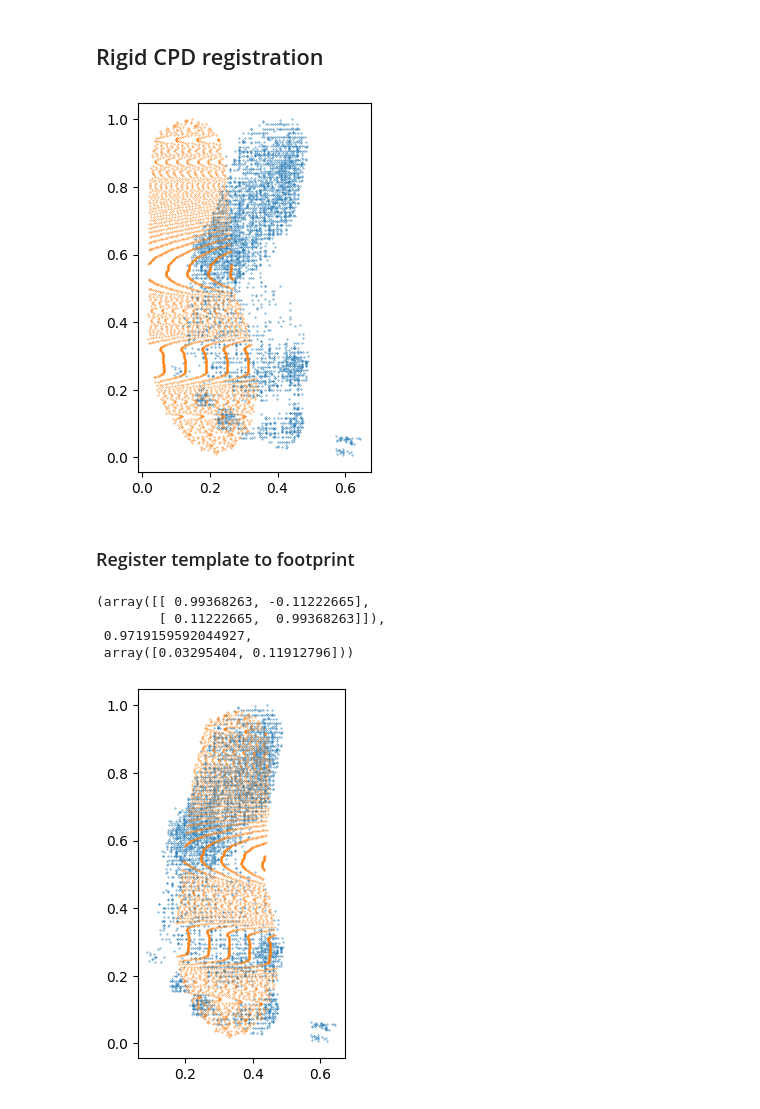
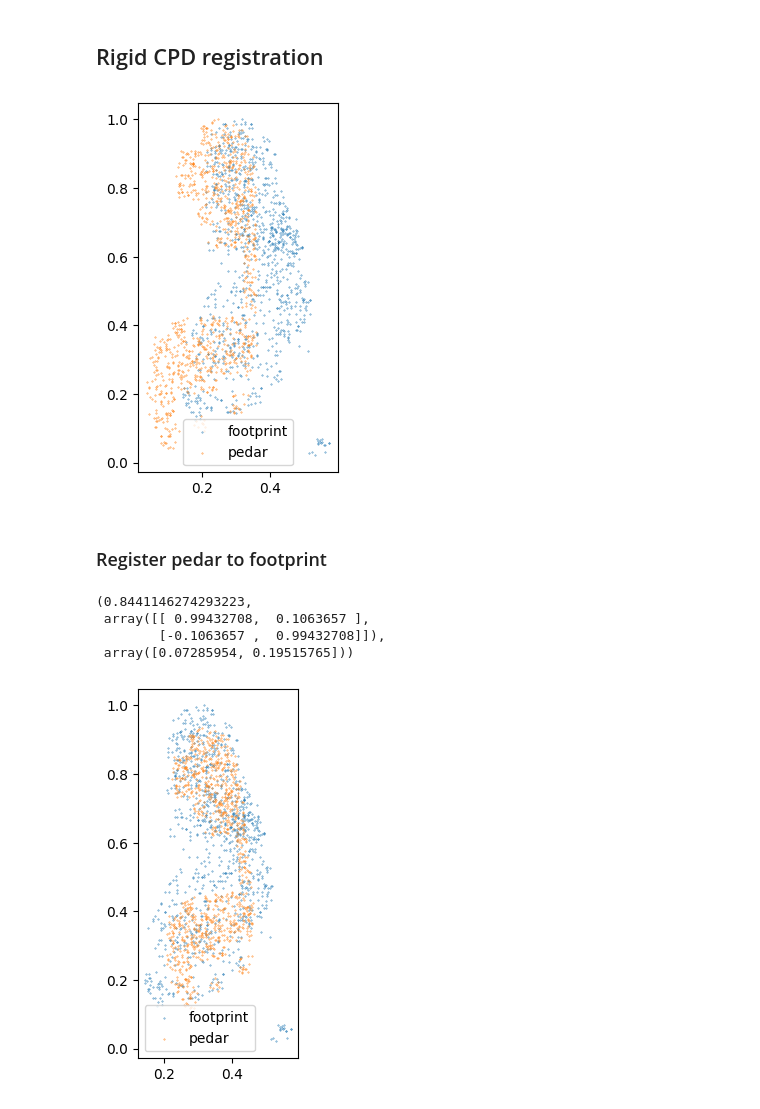
Before and after one commit to liu-qilong/footprint-to-pressure-unified, a Jupyter notebook: notebook/prototype/pedar-footprint-regist.ipynb, the cells around one changed output. Drawn from its saved outputs; the diff is of its cells as text; code cells hidden in the pictures.

```diff
--- a/notebook/prototype/pedar-footprint-regist.ipynb
+++ b/notebook/prototype/pedar-footprint-regist.ipynb
@@ -38,5 +76,0 @@ len(points_template), template_bound, points_template
-# %%
-img_path = '/Users/knpob/Territory/Kolmo/data/footprint-to-pressure/footprint/S1-L.jpg'
-img = plt.imread(img_path)
-plt.imshow(img)
-plt.show()
@@ -44,0 +77,4 @@ plt.show()
+# %%
+img = Image.open(img_path)
+plt.imshow(img)
+plt.show()
@@ -45,7 +83,7 @@ plt.show()
 # %%
-arr_img = np.array(img)
-filter_thread = 50
+arr_img = np.array(img).astype(np.float64)
+filter_thread = 200
 filter_map = (np.mean(arr_img, axis=-1) < filter_thread) * 1.0
-plt.imshow(filter_map)
+plt.imshow(1 - filter_map, cmap='gray')
 plt.show()
 # %% [output]
@@ -53,5 +91,7 @@ plt.show()
 # %%
-points_footprint = np.stack(np.where(filter_map > 0)).T[::10]
+points_footprint_full = np.stack(np.where(filter_map > 0)).T
+index = np.random.randint(len(points_footprint_full), size=(1000,))
+points_footprint = points_footprint_full[index]
 footprint_bound = points_footprint.max()
 points_footprint = points_footprint / footprint_bound
 len(points_footprint), footprint_bound, points_footprint
@@ -68,30 +121,32 @@ len(points_footprint), footprint_bound, points_footprint
 # %% [markdown]
 ## Rigid CPD registration
 # %%
-plt.scatter(points_footprint[:, 1], points_footprint[:, 0], s=0.1)
-plt.scatter(points_template[:, 1], points_template[:, 0], s=0.1)
+plt.scatter(points_footprint[:, 1], points_footprint[:, 0], s=0.1, label='footprint')
+plt.scatter(points_pedar[:, 1], points_pedar[:, 0], s=0.1, label='pedar')
 plt.gca().set_aspect('equal')
+plt.legend()
 plt.show()
 # %% [output]
-[figure, old version]
+[figure, new version]
 # %% [markdown]
-### Register template to footprint
+### Register pedar to footprint
 # %%
 from probreg import cpd
 
-tf, _, _ = cpd.registration_cpd(points_template, points_footprint, 'rigid')
-tf.rot, tf.scale, tf.t
+tf, _, _ = cpd.registration_cpd(points_pedar, points_footprint, 'rigid')
+tf.scale, tf.rot, tf.t
 # %% [output]
-(array([[ 0.99368263, -0.11222665],
-        [ 0.11222665,  0.99368263]]),
- 0.9719159592044927,
- array([0.03295404, 0.11912796]))
+(0.8441146274293223,
+ array([[ 0.99432708,  0.1063657 ],
+        [-0.1063657 ,  0.99432708]]),
+ array([0.07285954, 0.19515765]))
 # %%
-points_trans = tf.transform(points_template)
+points_trans = tf.transform(points_pedar)
 
-plt.scatter(points_footprint[:, 1], points_footprint[:, 0], s=0.1)
-plt.scatter(points_trans[:, 1], points_trans[:, 0], s=0.1)
+plt.scatter(points_footprint[:, 1], points_footprint[:, 0], s=0.1, label='footprint')
+plt.scatter(points_trans[:, 1], points_trans[:, 0], s=0.1, label='pedar')
 plt.gca().set_aspect('equal')
+plt.legend()
 plt.show()
 # %% [output]
-[figure, old version]
+[figure, new version]
```
Also changed, not shown: parts of 26 cells of this notebook, 7 other files.
